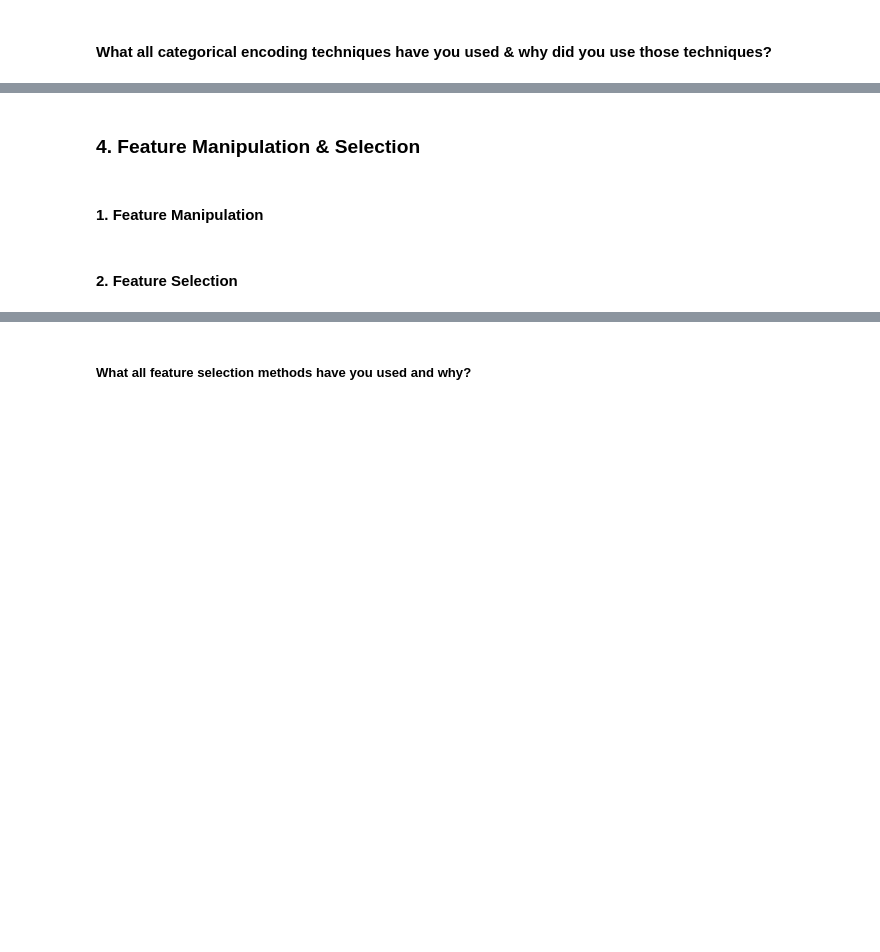
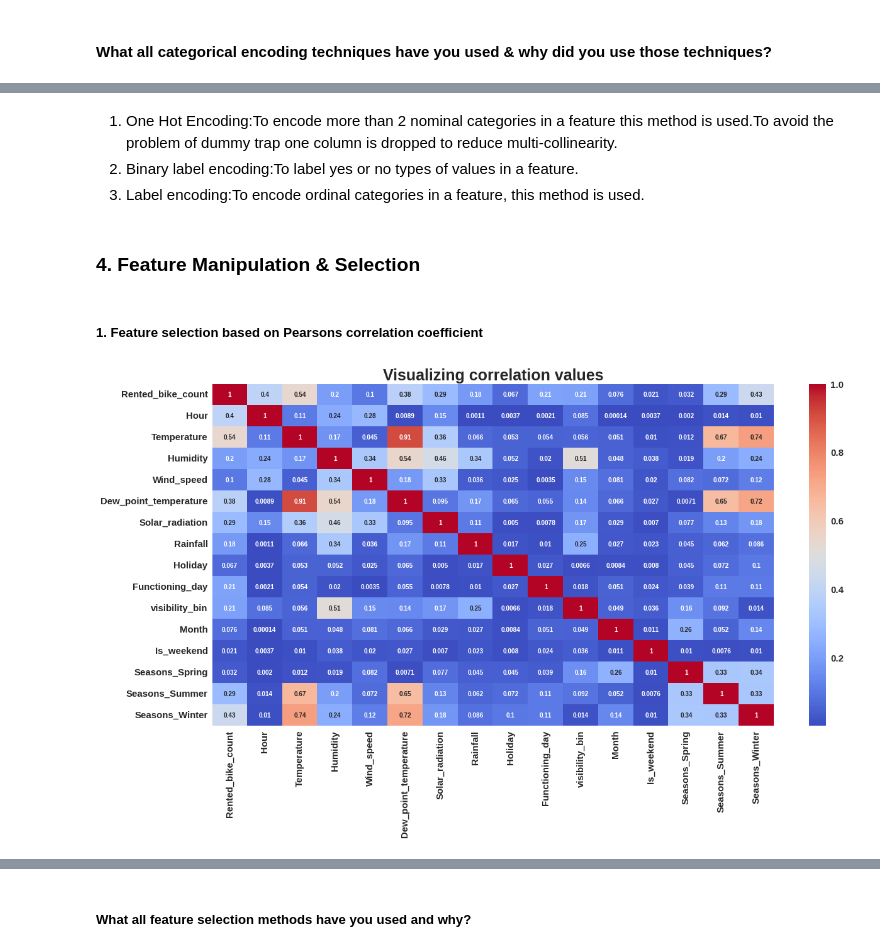
Before and after one commit to omkardesai98/Bike-Sharing-Demand-Prediction, a Jupyter notebook: Bike_Sharing_Demand_Prediction.ipynb, the cells around one changed output, grey strips where cells are left out. Saved outputs shown, nothing was run; the diff lists cells and outputs as text; code cells hidden in the pictures; blank space fills up the shorter version.

```diff
--- a/Bike_Sharing_Demand_Prediction.ipynb
+++ b/Bike_Sharing_Demand_Prediction.ipynb
@@ -950,4 +925,8 @@ Answer Here.
+# %% [markdown]
+1. One Hot Encoding:To encode more than 2 nominal categories in a feature this method is used.To avoid the problem of dummy trap one column is dropped to reduce multi-collinearity.
+2. Binary label encoding:To label yes or no types of values in a feature.
+3. Label encoding:To encode ordinal categories in a feature, this method is used.
 # %% [markdown]
 ### 4. Feature Manipulation & Selection
 # %% [markdown]
-#### 1. Feature Manipulation
+##### 1. Feature selection based on Pearsons correlation coefficient
@@ -956,2 +933,7 @@ Answer Here.
-# %% [markdown]
-#### 2. Feature Selection
+# %%
+# Visualizing correlation values
+plt.figure(figsize=(20,10))
+sns.heatmap(abs(df.corr()),cmap='coolwarm',annot=True)
+plt.title("Visualizing correlation values");
+# %% [output]
+[figure, added]
```
Also changed, not shown: parts of 44 cells of this notebook.
